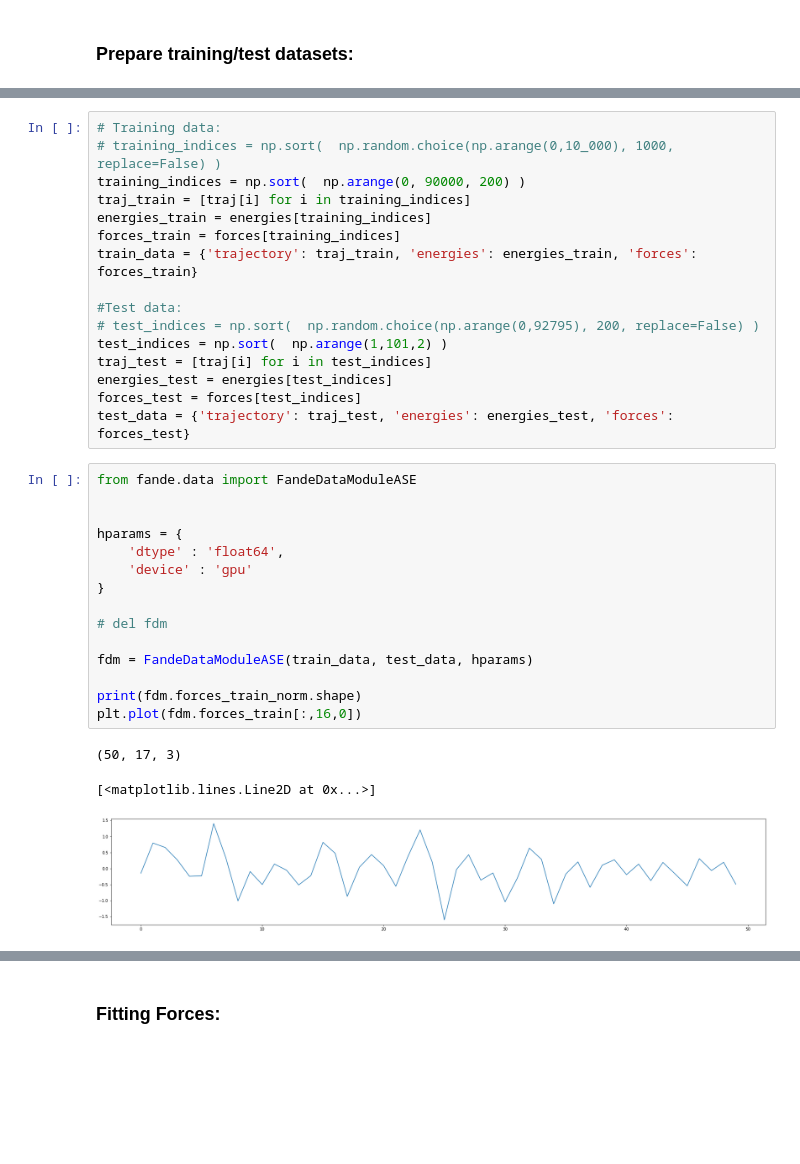
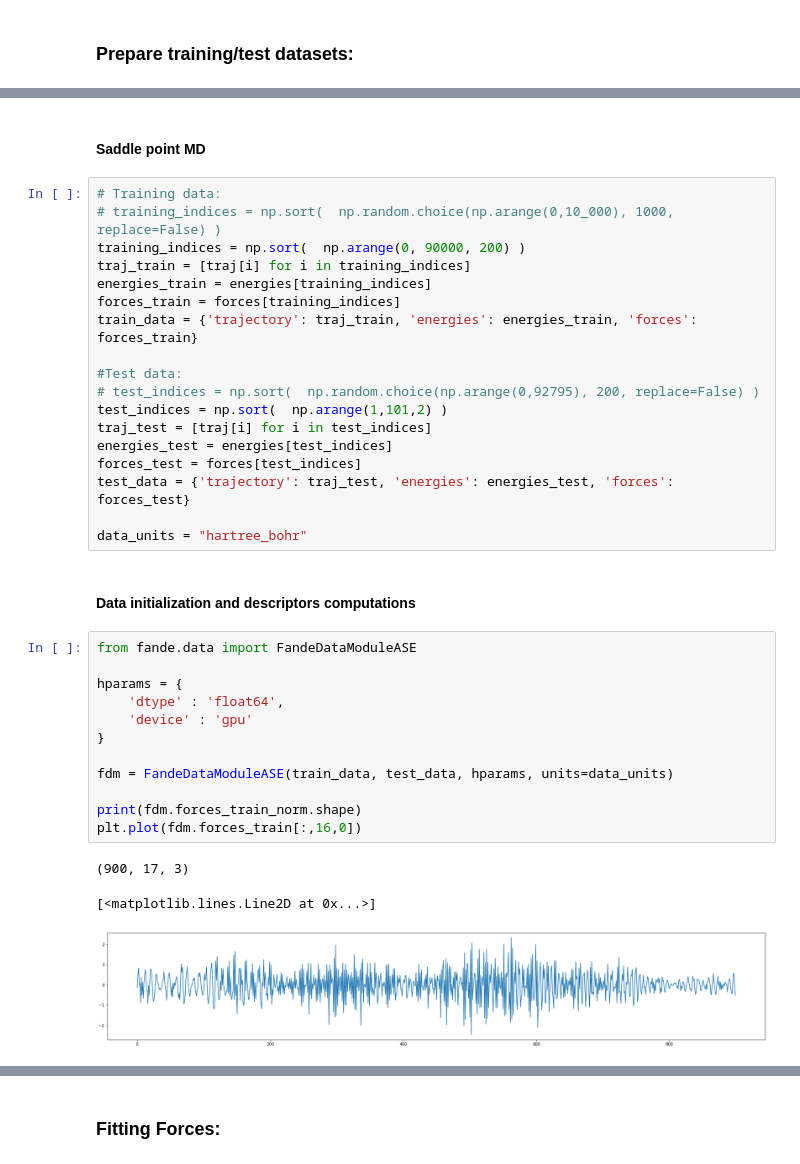
Before and after one commit to chem-gp/saddle-dynamics, a Jupyter notebook: notebooks/saddle_md.ipynb, the cells around one changed output, grey strips where cells are left out. Drawn from its saved outputs; the diff is of its cells as text; blank space fills up the shorter version.

```diff
--- a/notebooks/saddle_md.ipynb
+++ b/notebooks/saddle_md.ipynb
@@ -76,3 +65,5 @@ test_data = {'trajectory': traj_test, 'energies': energies_test, 'forces': force
+# %% [markdown]
+#### Saddle point MD
 # %%
 # Training data:
 # training_indices = np.sort(  np.random.choice(np.arange(0,10_000), 1000, replace=False) )
@@ -89,25 +80,26 @@ traj_test = [traj[i] for i in test_indices]
 energies_test = energies[test_indices]
 forces_test = forces[test_indices]
 test_data = {'trajectory': traj_test, 'energies': energies_test, 'forces': forces_test}
+
+data_units = "hartree_bohr"
+# %% [markdown]
+#### Data initialization and descriptors computations
 # %%
 from fande.data import FandeDataModuleASE
-
 
 hparams = {
     'dtype' : 'float64',
     'device' : 'gpu'
 }
 
-# del fdm
-
-fdm = FandeDataModuleASE(train_data, test_data, hparams)
+fdm = FandeDataModuleASE(train_data, test_data, hparams, units=data_units)
 
 print(fdm.forces_train_norm.shape)
 plt.plot(fdm.forces_train[:,16,0])
 # %% [output]
-(50, 17, 3)
+(900, 17, 3)
 [<matplotlib.lines.Line2D at 0x...>]
-[figure, old version]
+[figure, new version]
 # %%
 soap_params = {
     'species': ["H", "C"],
```
Also changed, not shown: parts of 21 cells of this notebook, 1 other file.
